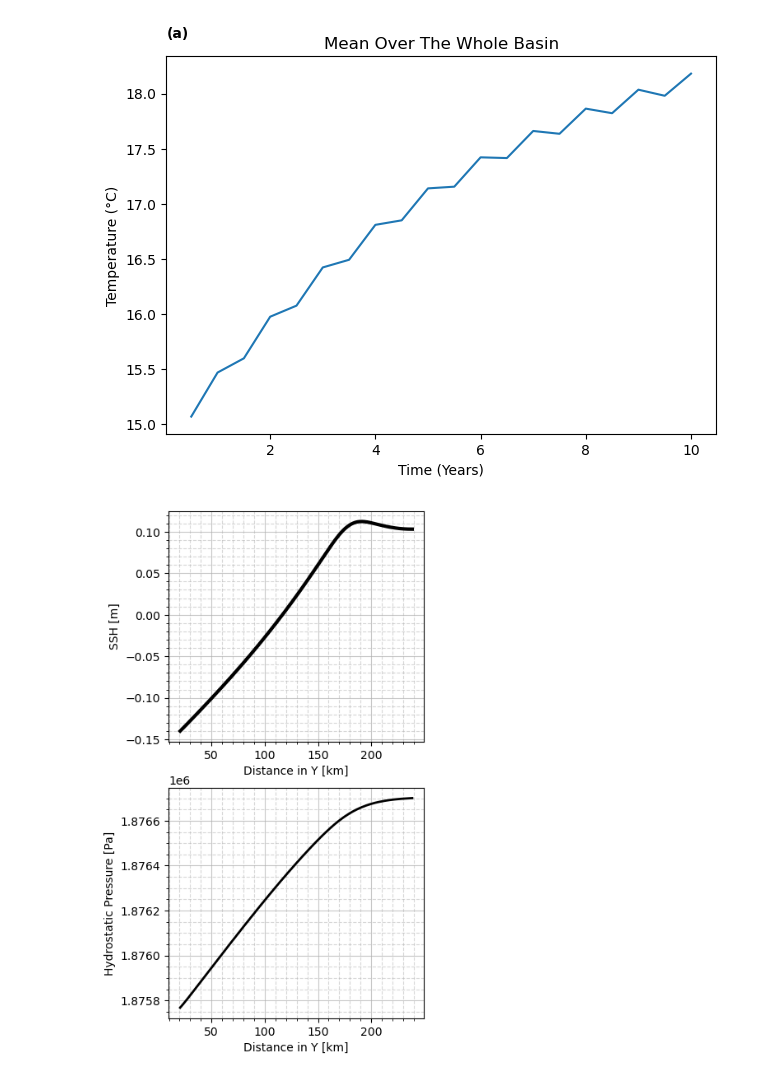
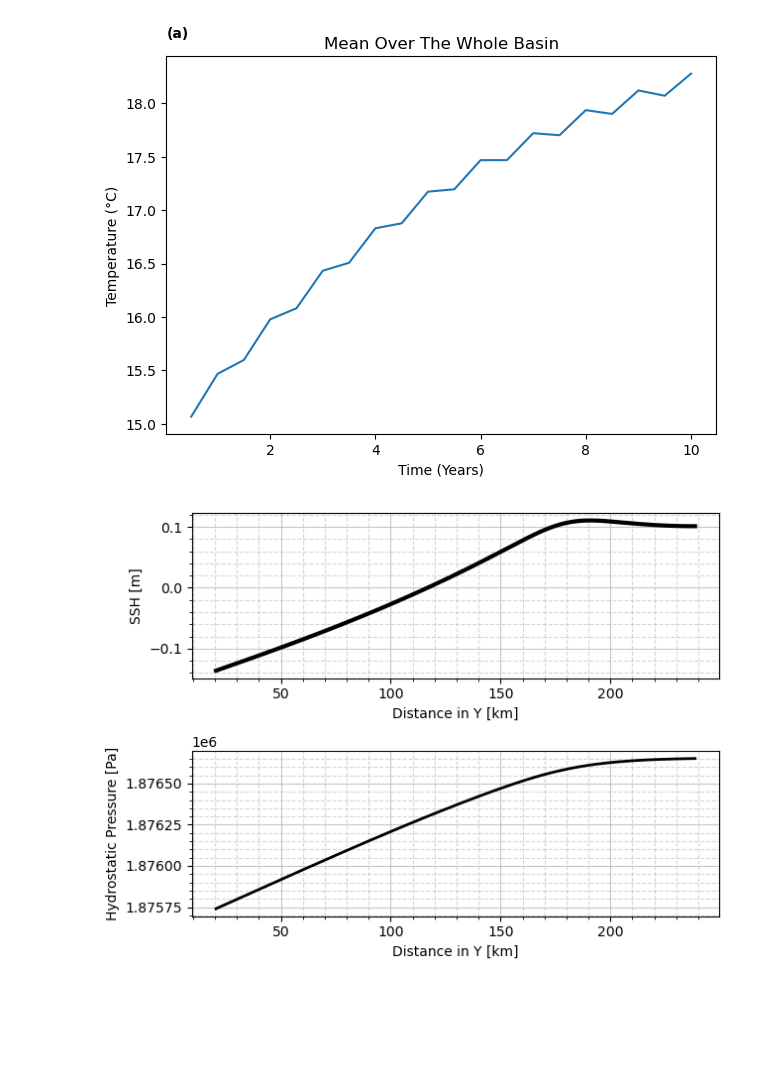
Before and after one commit to kaftkatt/IntercambioNGC, a Jupyter notebook: Scripts/2D analysis.ipynb, the cells around one changed output. Drawn from its saved outputs; the diff is of its cells as text; code cells hidden in the pictures; blank space fills up the shorter version.

```diff
--- a/Scripts/2D analysis.ipynb
+++ b/Scripts/2D analysis.ipynb
@@ -27,7 +27,7 @@ import datetime
 warnings.filterwarnings("ignore")
 # %%
 project='2DsillOB'
-ed='run/'
+ed='run2/'
 
 location='/Users/ameliaking/Proyecto/Codigo/NGC/'+ str(project) + '/Files/' + str(ed) #'/Users/ameliaking/Proyecto/Codigo/Idealizada/ChangeDim/'
 
@@ -85,9 +85,9 @@ ax.text(0, 1.05, '(a)', fontweight='bold', color='k',
         transform=ax.transAxes)
 
 fig.tight_layout()
-#plt.savefig('../' + str(project)+'/Figures/' +str(ed)+ 'OBCStest.png', bbox_inches='tight')
+plt.savefig('../' + str(project)+'/Figures/' +str(ed)+ 'OBCStest.png', bbox_inches='tight')
 # %% [output]
-[figure, old version]
+[figure, new version]
 # %%
 tin=np.where(ds.T/(24*60*60*360)>7)[0][0]
 tinS=np.where(dsS.T/(24*60*60*360)>7)[0][0]
@@ -97,31 +97,34 @@ fig,axin=plt.subplots(2)
 ax=axin[0]
 xlab= 'SSH [m]'#'Meridional Transport of Density (kg/m$^2$/s)'
 inarr=dsS.ETAN[:,:,:,:].values
 
 ax.plot(dsS.Y[OB:OBend]/1000,np.mean(inarr[tin:,0,OB:OBend,0],axis=0), linewidth=3,c='k')
 ax.set(xlabel='Distance in Y [km]',ylabel=xlab)
 ax.minorticks_on()
 
 ax.grid(which='minor',linestyle='--', alpha=0.5)
 ax.grid(which='major',alpha=0.7)
 
 
 #pressure
 g=10
 rho0=1000
 inarr=(np.mean((rho0*np.sum(-g*dsG.Z.values[None,:zind,None] + ds.PHIHYD.values[tin:,:zind,OB:OBend,0],axis=1)),axis=0)+g*rho0*np.mean(dsS.ETAN.values[tinS:,0,OB:OBend,0],axis=0))/(len(dsG.Z[:zind])+1)
 
 
 ax=axin[1]
 xlab= 'Hydrostatic Pressure [Pa]'
 
 
 ax.plot(dsG.Y[OB:OBend]/1000,inarr, linewidth=2,color='k',label='Total')
 
 ax.set(xlabel='Distance in Y [km]',ylabel=xlab)
 ax.minorticks_on()
 
 ax.grid(which='minor',linestyle='--', alpha=0.5)
 ax.grid(which='major',alpha=0.7)
+
+fig.tight_layout()
+plt.savefig('../' + str(project)+'/Figures/' +str(ed)+ 'Pressure.png', bbox_inches='tight')
 # %% [output]
-[figure, old version]
+[figure, new version]
```
Also changed, not shown: parts of 3 cells of this notebook, 13 other files.
